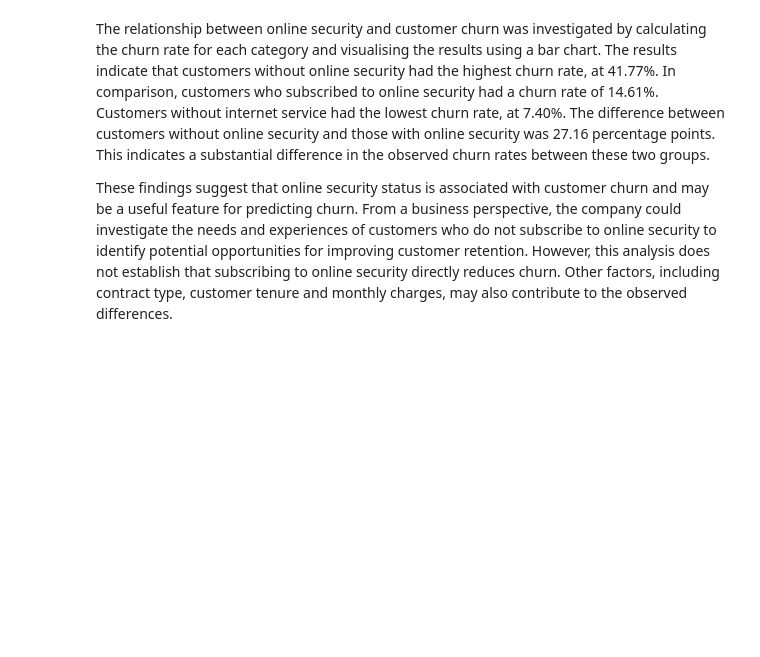
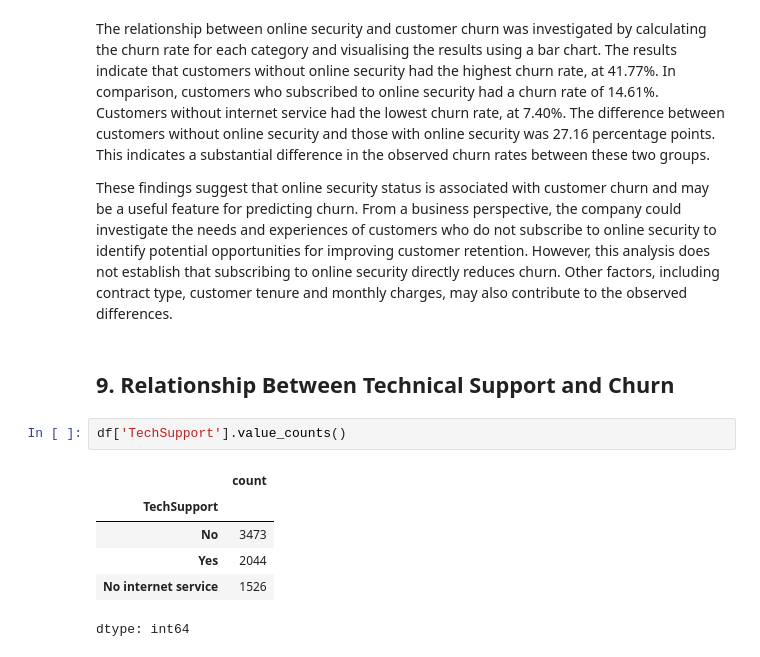
Before and after one commit to SJ174/MLCW, a Jupyter notebook: MLCW_Task_01.ipynb, the cells around one changed output. Cells and saved outputs as stored; diff of their text form; blank space fills up the shorter version.

```diff
--- a/MLCW_Task_01.ipynb
+++ b/MLCW_Task_01.ipynb
@@ -362,3 +362,14 @@ plt.show()
 The relationship between online security and customer churn was investigated by calculating the churn rate for each category and visualising the results using a bar chart. The results indicate that customers without online security had the highest churn rate, at 41.77%. In comparison, customers who subscribed to online security had a churn rate of 14.61%. Customers without internet service had the lowest churn rate, at 7.40%. The difference between customers without online security and those with online security was 27.16 percentage points. This indicates a substantial difference in the observed churn rates between these two groups.
 
 These findings suggest that online security status is associated with customer churn and may be a useful feature for predicting churn. From a business perspective, the company could investigate the needs and experiences of customers who do not subscribe to online security to identify potential opportunities for improving customer retention. However, this analysis does not establish that subscribing to online security directly reduces churn. Other factors, including contract type, customer tenure and monthly charges, may also contribute to the observed differences.
+# %% [markdown]
+## 9. Relationship Between Technical Support and Churn
+# %%
+df['TechSupport'].value_counts()
+# %% [output]
+|  | count |
+| TechSupport |  |
+| No | 3473 |
+| Yes | 2044 |
+| No internet service | 1526 |
+dtype: int64
```
Also changed, not shown: parts of 3 cells of this notebook.
